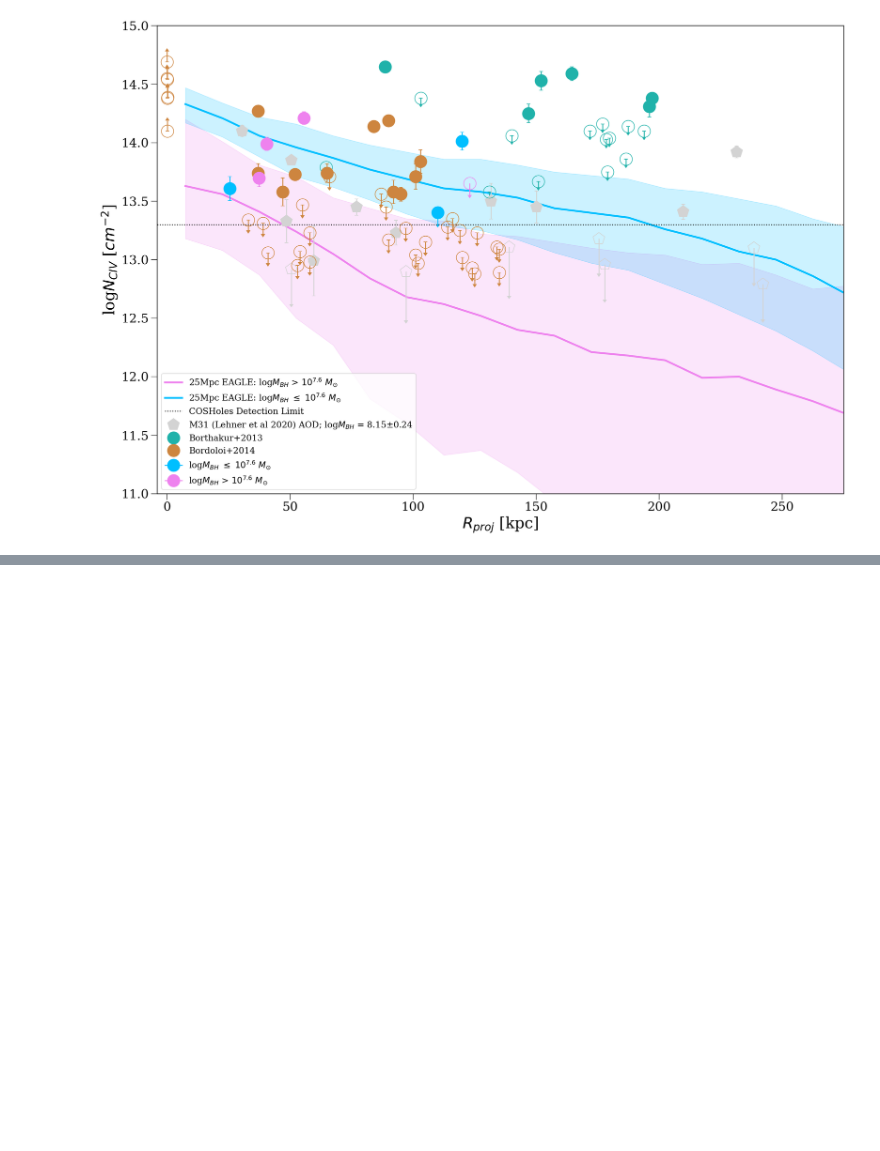
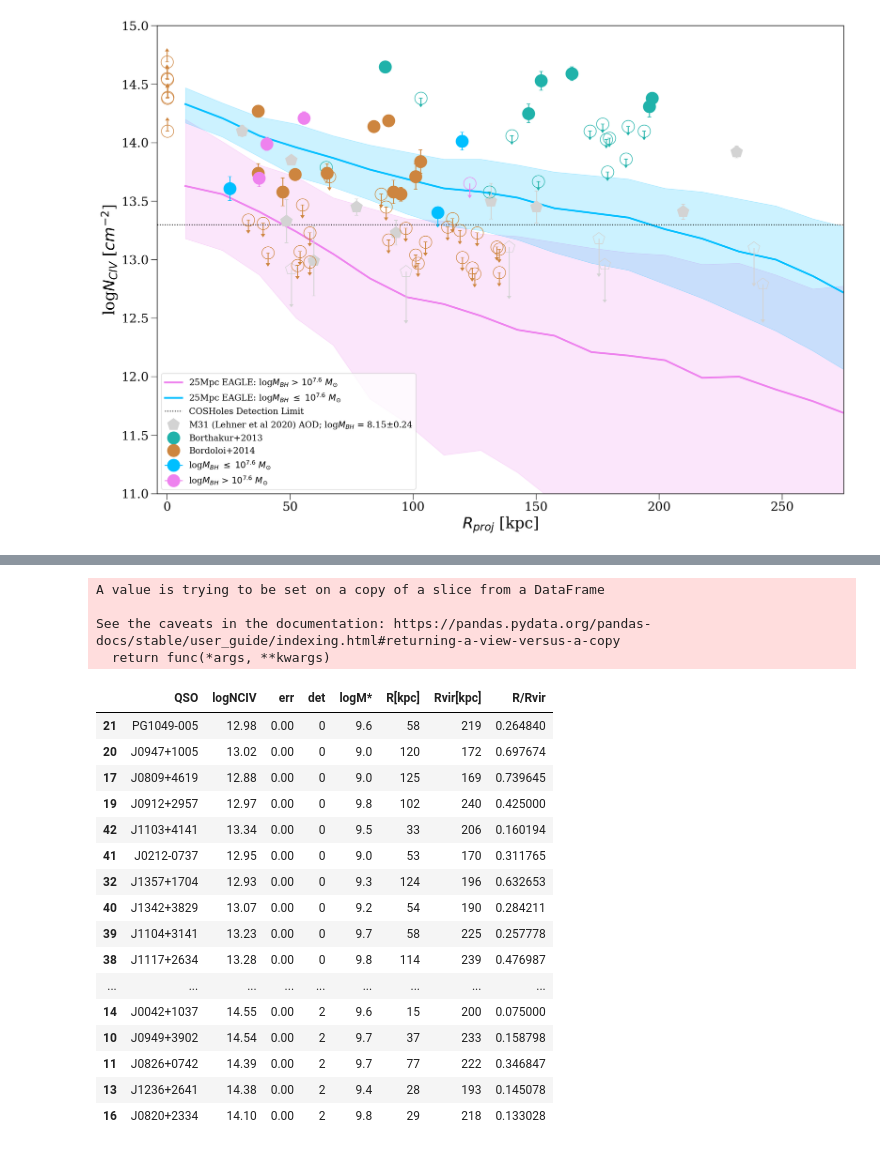
Before and after one commit to samlugarza/COS-Holes, a Jupyter notebook: notebooks/COS-Holes_&_literature_CIV_analysis.ipynb, the cells around one changed output, grey strips where cells are left out. Saved outputs shown, nothing was run; the diff lists cells and outputs as text; code cells hidden in the pictures; blank space fills up the shorter version.

```diff
--- a/notebooks/COS-Holes_&_literature_data_analysis.ipynb
+++ b/notebooks/COS-Holes_&_literature_CIV_analysis.ipynb
@@ -499,0 +526,34 @@ plt.show()
+# %%
+#Bringing in the Bordoloi data and separating them into the mass bins that I have decided and then organizing them by det and non det
+#Bringing in known Bordoloi 2014 Data
+    #This runs from 8.2-10.1 so if just look at 9-10 there is a LOT
+#bordoloi = pd.read_csv("bordoloi_2014_CIV.csv", sep=",")
+bordoloi = bordoloi.loc[(bordoloi['R[kpc]'] <= 150) & (bordoloi['logM*'] >= 9) ]
+bordoloi.sort_values('det', inplace=True)
+
+bordoloi_low = bordoloi.loc[(bordoloi['logM*'] >= 9) & (bordoloi['logM*'] < 10)]
+bordoloi_high = bordoloi.loc[(bordoloi['logM*'] >= 10)]
+
+bordoloi_low
+# %% [output]
+A value is trying to be set on a copy of a slice from a DataFrame
+
+See the caveats in the documentation: https://pandas.pydata.org/pandas-docs/stable/user_guide/indexing.html#returning-a-view-versus-a-copy
+  return func(*args, **kwargs)
+|  | QSO | logNCIV | err | det | logM* | R[kpc] | Rvir[kpc] | R/Rvir |
+| 21 | PG1049-005 | 12.98 | 0.00 | 0 | 9.6 | 58 | 219 | 0.264840 |
+| 20 | J0947+1005 | 13.02 | 0.00 | 0 | 9.0 | 120 | 172 | 0.697674 |
+| 17 | J0809+4619 | 12.88 | 0.00 | 0 | 9.0 | 125 | 169 | 0.739645 |
+| 19 | J0912+2957 | 12.97 | 0.00 | 0 | 9.8 | 102 | 240 | 0.425000 |
+| 42 | J1103+4141 | 13.34 | 0.00 | 0 | 9.5 | 33 | 206 | 0.160194 |
+| 41 | J0212-0737 | 12.95 | 0.00 | 0 | 9.0 | 53 | 170 | 0.311765 |
+| 32 | J1357+1704 | 12.93 | 0.00 | 0 | 9.3 | 124 | 196 | 0.632653 |
+| 40 | J1342+3829 | 13.07 | 0.00 | 0 | 9.2 | 54 | 190 | 0.284211 |
+| 39 | J1104+3141 | 13.23 | 0.00 | 0 | 9.7 | 58 | 225 | 0.257778 |
+| 38 | J1117+2634 | 13.28 | 0.00 | 0 | 9.8 | 114 | 239 | 0.476987 |
+| ... | ... | ... | ... | ... | ... | ... | ... | ... |
+| 14 | J0042+1037 | 14.55 | 0.00 | 2 | 9.6 | 15 | 200 | 0.075000 |
+| 10 | J0949+3902 | 14.54 | 0.00 | 2 | 9.7 | 37 | 233 | 0.158798 |
+| 11 | J0826+0742 | 14.39 | 0.00 | 2 | 9.7 | 77 | 222 | 0.346847 |
+| 13 | J1236+2641 | 14.38 | 0.00 | 2 | 9.4 | 28 | 193 | 0.145078 |
+| 16 | J0820+2334 | 14.10 | 0.00 | 2 | 9.8 | 29 | 218 | 0.133028 |
```
Also changed, not shown: parts of 4 cells of this notebook.
